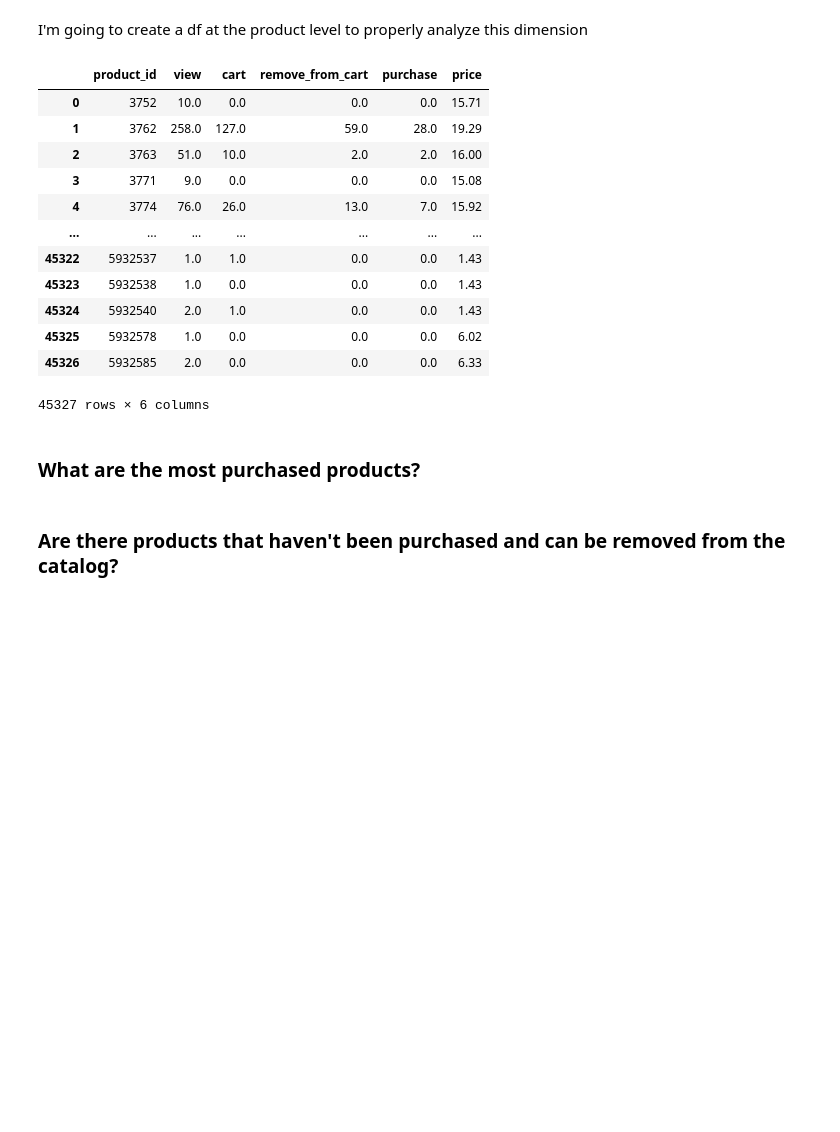
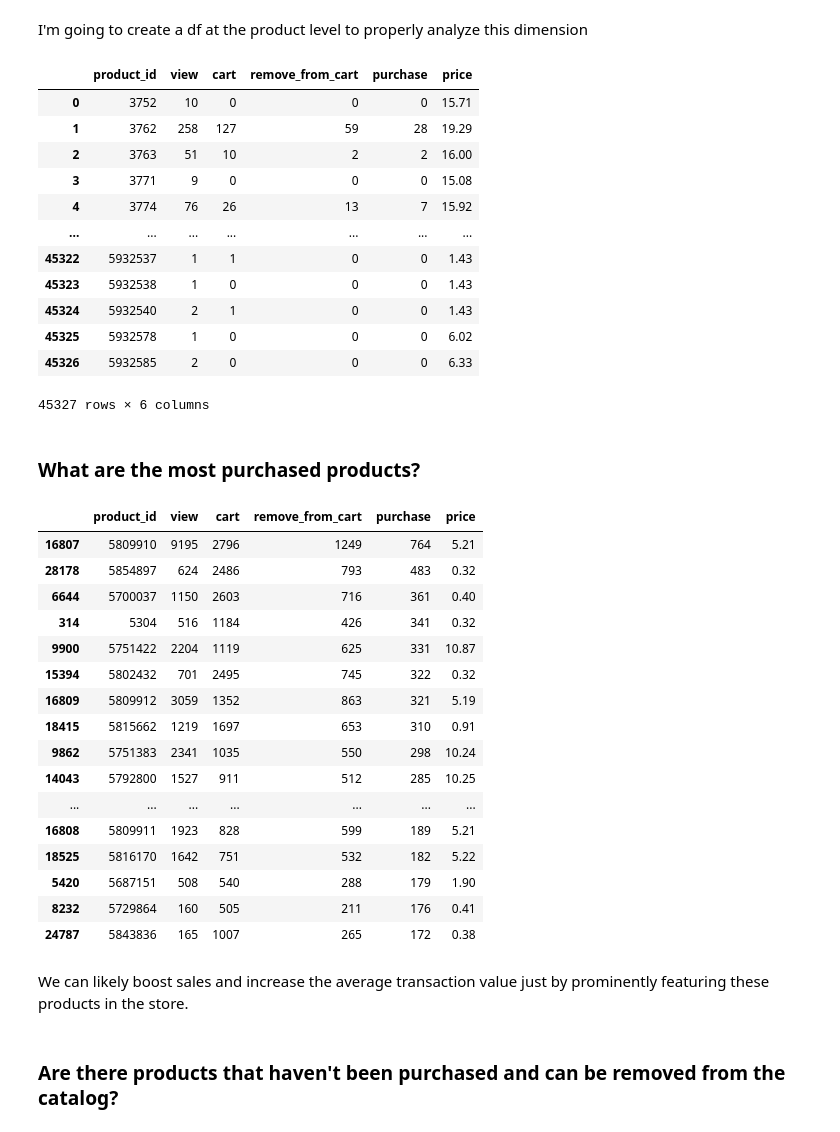
Before and after one commit to javierlopezm/Optimizacion_Ecommerce, a Jupyter notebook: Optimizacion_Ecommerce.ipynb, the cells around one changed output. Drawn from its saved outputs; the diff is of its cells as text; code cells hidden in the pictures; blank space fills up the shorter version.

```diff
--- a/Optimizacion_Ecommerce.ipynb
+++ b/Optimizacion_Ecommerce.ipynb
@@ -863,36 +863,63 @@ df_ecom_userid
 # %% [markdown]
 I'm going to create a df at the product level to properly analyze this dimension
 # %%
-# Number of occurrences of each unique combination of product_id and event_type
+# Count the occurrences for each unique combination of product_id and event_type
 prod = df_ecom.groupby(['product_id', 'event_type']).size()
 
-# Unstack it and replace the nulls values
+# Unstack the counts to create separate columns for each event_type and fill NaN values with 0
 df_ecom_prod = prod.unstack(level=1).fillna(0)
 
-# I incorporate price variable but as there are products with more than 1 price I first calculate the mean
+# Calculate the mean price for each product since some products have varying prices
 df_ecom_prod_price_mean = df_ecom.groupby('product_id', as_index=False).price.mean().round(2)
 
-df_ecom_prod = pd.merge( left=df_ecom_prod, right=df_ecom_prod_price_mean, how='left', on='product_id' )
+# Merge the mean price data back into the main DataFrame
+df_ecom_prod = pd.merge(left=df_ecom_prod, right=df_ecom_prod_price_mean, how='left', on='product_id')
 
-# Reorder de columns in a logical sequence
+# Reorder the columns for better readability
 df_ecom_prod = df_ecom_prod[['product_id','view','cart','remove_from_cart','purchase','price']]
 
+# Convert all columns to int type except for 'price'
+cols_to_int = ['view', 'cart', 'remove_from_cart', 'purchase']
+df_ecom_prod[cols_to_int] = df_ecom_prod[cols_to_int].astype(int)
+
 df_ecom_prod
 # %% [output]
 |  | product_id | view | cart | remove_from_cart | purchase | price |
-| 0 | 3752 | 10.0 | 0.0 | 0.0 | 0.0 | 15.71 |
-| 1 | 3762 | 258.0 | 127.0 | 59.0 | 28.0 | 19.29 |
-| 2 | 3763 | 51.0 | 10.0 | 2.0 | 2.0 | 16.00 |
-| 3 | 3771 | 9.0 | 0.0 | 0.0 | 0.0 | 15.08 |
-| 4 | 3774 | 76.0 | 26.0 | 13.0 | 7.0 | 15.92 |
+| 0 | 3752 | 10 | 0 | 0 | 0 | 15.71 |
+| 1 | 3762 | 258 | 127 | 59 | 28 | 19.29 |
+| 2 | 3763 | 51 | 10 | 2 | 2 | 16.00 |
+| 3 | 3771 | 9 | 0 | 0 | 0 | 15.08 |
+| 4 | 3774 | 76 | 26 | 13 | 7 | 15.92 |
 | ... | ... | ... | ... | ... | ... | ... |
-| 45322 | 5932537 | 1.0 | 1.0 | 0.0 | 0.0 | 1.43 |
-| 45323 | 5932538 | 1.0 | 0.0 | 0.0 | 0.0 | 1.43 |
-| 45324 | 5932540 | 2.0 | 1.0 | 0.0 | 0.0 | 1.43 |
-| 45325 | 5932578 | 1.0 | 0.0 | 0.0 | 0.0 | 6.02 |
-| 45326 | 5932585 | 2.0 | 0.0 | 0.0 | 0.0 | 6.33 |
+| 45322 | 5932537 | 1 | 1 | 0 | 0 | 1.43 |
+| 45323 | 5932538 | 1 | 0 | 0 | 0 | 1.43 |
+| 45324 | 5932540 | 2 | 1 | 0 | 0 | 1.43 |
+| 45325 | 5932578 | 1 | 0 | 0 | 0 | 6.02 |
+| 45326 | 5932585 | 2 | 0 | 0 | 0 | 6.33 |
 45327 rows × 6 columns
 # %% [markdown]
 ### What are the most purchased products?
+# %%
+df_ecom_prod.sort_values(by='purchase', ascending=False).head(20)
+# %% [output]
+|  | product_id | view | cart | remove_from_cart | purchase | price |
+| 16807 | 5809910 | 9195 | 2796 | 1249 | 764 | 5.21 |
+| 28178 | 5854897 | 624 | 2486 | 793 | 483 | 0.32 |
+| 6644 | 5700037 | 1150 | 2603 | 716 | 361 | 0.40 |
+| 314 | 5304 | 516 | 1184 | 426 | 341 | 0.32 |
+| 9900 | 5751422 | 2204 | 1119 | 625 | 331 | 10.87 |
+| 15394 | 5802432 | 701 | 2495 | 745 | 322 | 0.32 |
+| 16809 | 5809912 | 3059 | 1352 | 863 | 321 | 5.19 |
+| 18415 | 5815662 | 1219 | 1697 | 653 | 310 | 0.91 |
+| 9862 | 5751383 | 2341 | 1035 | 550 | 298 | 10.24 |
+| 14043 | 5792800 | 1527 | 911 | 512 | 285 | 10.25 |
+| ... | ... | ... | ... | ... | ... | ... |
+| 16808 | 5809911 | 1923 | 828 | 599 | 189 | 5.21 |
+| 18525 | 5816170 | 1642 | 751 | 532 | 182 | 5.22 |
+| 5420 | 5687151 | 508 | 540 | 288 | 179 | 1.90 |
+| 8232 | 5729864 | 160 | 505 | 211 | 176 | 0.41 |
+| 24787 | 5843836 | 165 | 1007 | 265 | 172 | 0.38 |
+# %% [markdown]
+We can likely boost sales and increase the average transaction value just by prominently featuring these products in the store.
 # %% [markdown]
 ### Are there products that haven't been purchased and can be removed from the catalog?
```
Also changed, not shown: parts of 13 cells of this notebook.
